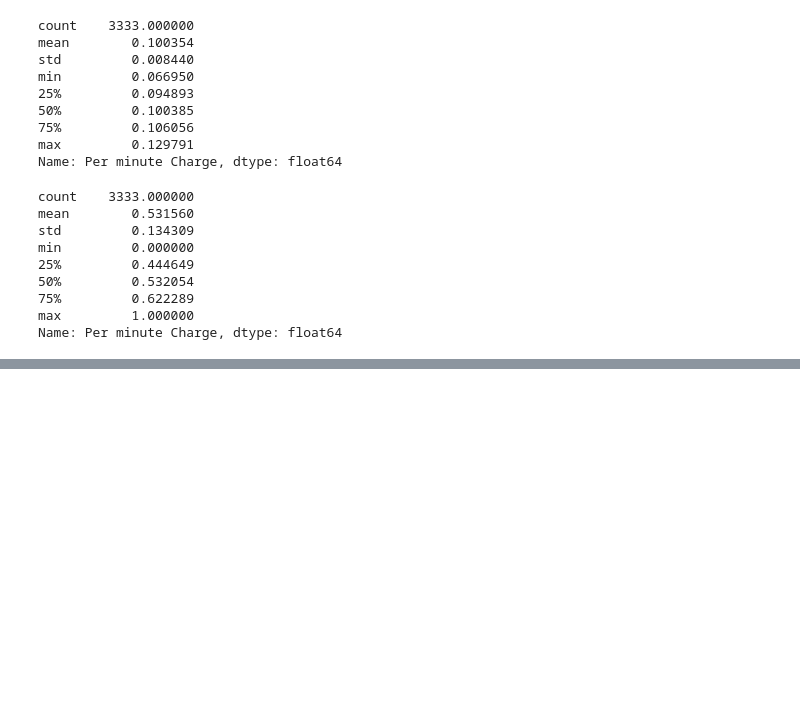
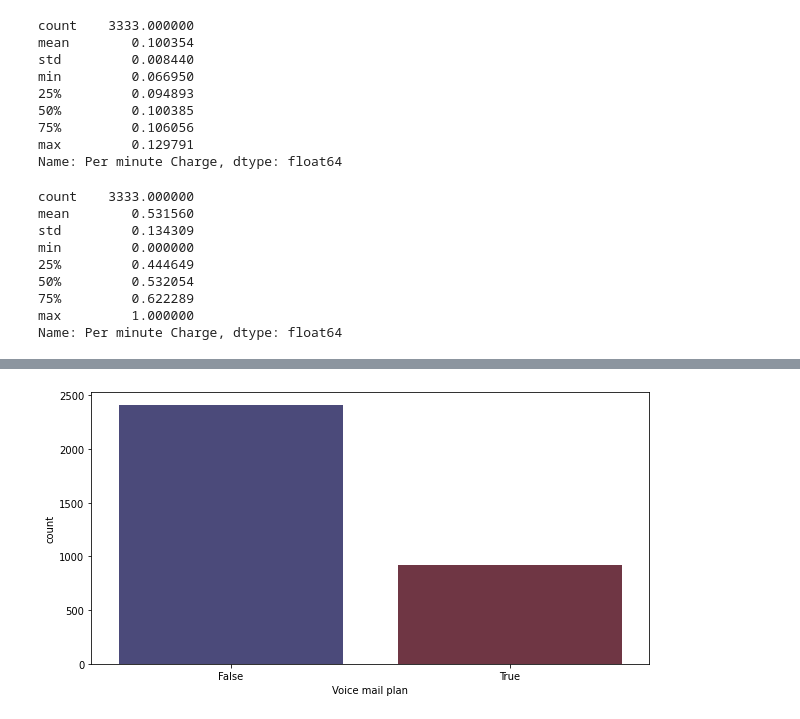
Before and after one commit to hetkothari/Telecom-Churn-Capstone-1, a Jupyter notebook: Telecom_Churn_Analysis_Capstone_Project.ipynb, the cells around one changed output, grey strips where cells are left out. Saved outputs shown, nothing was run; the diff lists cells and outputs as text; code cells hidden in the pictures; blank space fills up the shorter version.

```diff
--- a/Telecom_Churn_Analysis_Capstone_Project.ipynb
+++ b/Telecom_Churn_Analysis_Capstone_Project.ipynb
@@ -216,0 +233,8 @@ Name: Per minute Charge, dtype: float64
+# %%
+plt.figure(figsize = (10,5))
+sns.countplot(data['Voice mail plan'],palette="icefire")
+plt.xlabel('Voice mail plan')
+
+plt.show()
+# %% [output]
+[figure, added]
```
Also changed, not shown: parts of 17 cells of this notebook.
